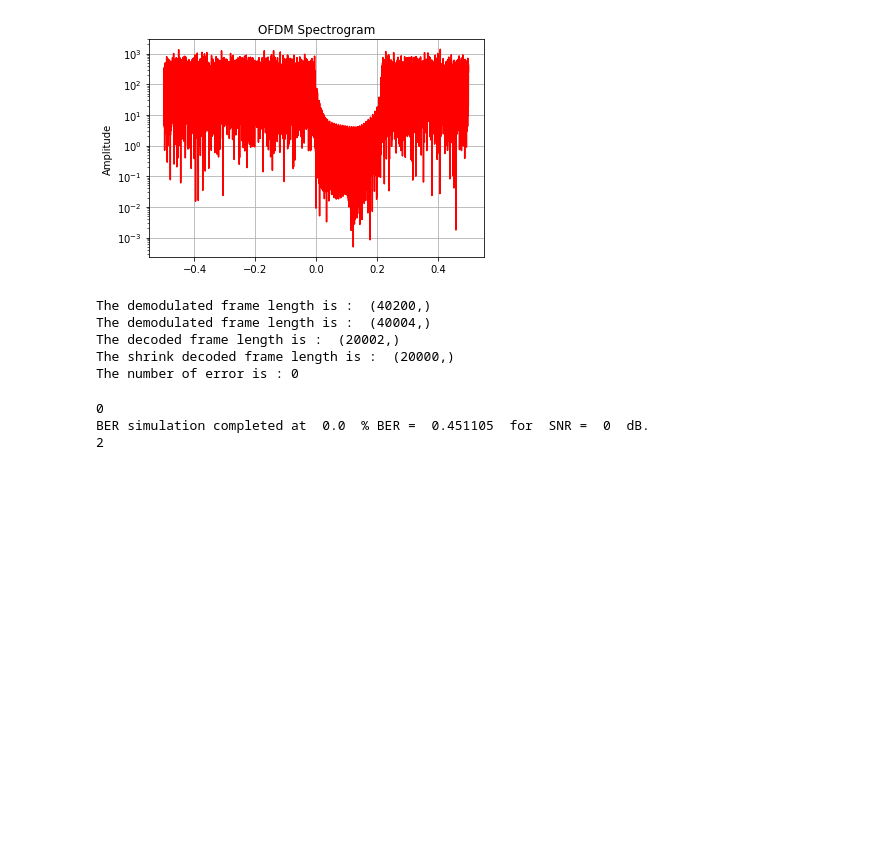
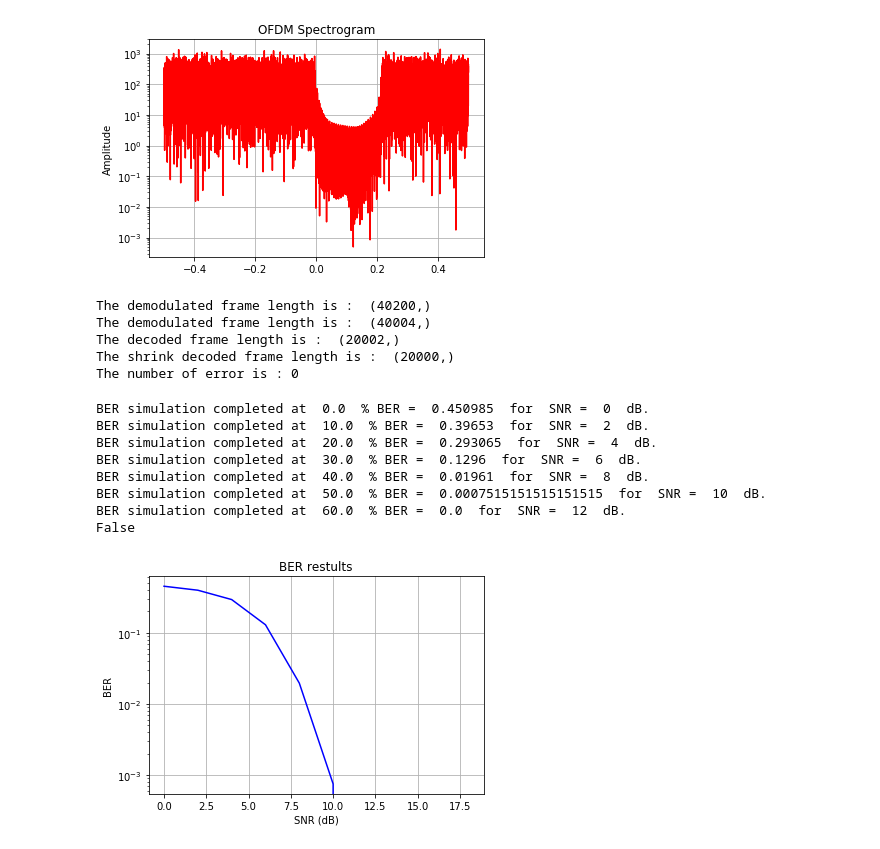
Before and after one commit to EricSoubigou/Deep-Net-Pre-Equalizer, a Jupyter notebook: online_label_recovery.ipynb, the cells around one changed output. Drawn from its saved outputs; the diff is of its cells as text; code cells hidden in the pictures; blank space fills up the shorter version.

```diff
--- a/online_label_recovery.ipynb
+++ b/online_label_recovery.ipynb
@@ -476,7 +476,9 @@ awgn_channel = AWGN_Channel(mean=0, var=0, non_lin_coeff=0, iq_imbalance=None)
 # Creation of the PHY Layer
 phy_layer = PHY_Layer(emiter, receiver, awgn_channel)
 
-for ind_snr in range(len(snr_db)):
+# for ind_snr in range(len(snr_db)):
+ind_snr = 0
+while (ind_snr < len(snr_db)) and (not(ind_snr > 0) or (ber[ind_snr-1] > 0)) :
     # Init variables
     nb_tries = 0
     nb_frame_error = 0
@@ -484,7 +486,7 @@ for ind_snr in range(len(snr_db)):
     # Set the snr
     phy_layer.channel.set_var(snr_db[ind_snr], modulation_order)
     # Monte-Carlo method
-    while (nb_tries < max_test) & (nb_frame_error < min_error_frame):
+    while (nb_tries < max_test) and (nb_frame_error < min_error_frame):
         # Generation of the frames
         frame = np.random.randint(0, high=2, size=frame_length)
         # Send the frame to the physical layer
@@ -492,33 +494,43 @@ for ind_snr in range(len(snr_db)):
         # Counting errors
         errors_num = np.sum(recieved_frame != frame)
         # Look at the number of mistake
         if errors_num > 0:
             # Add the number of frame errors
             nb_frame_error = nb_frame_error + 1
         global_error_nb = global_error_nb + errors_num
         # increase the number of tries
         nb_tries = nb_tries + 1
     ber[ind_snr] = global_error_nb / (nb_tries * frame_length)
     print(
         "BER simulation completed at ",
         (100 * ind_snr / len(snr_db)),
         " %",
         "BER = ",
         ber[ind_snr],
         " for  SNR = ",
         snr_db[ind_snr],
         " dB.",
     )
+    # Increase the snr index
+    ind_snr += 1
+
+print((not(ind_snr > 0) or (ber[ind_snr-1] > 0)))
 
 # Display results
 plt.plot(snr_db, ber, "b")
 plt.yscale("log")
 plt.title("BER restults")
 plt.xlabel("SNR (dB)")
 plt.ylabel("BER")
 plt.grid(True)
 plt.show()
 # %% [output]
-0
-BER simulation completed at  0.0  % BER =  0.451105  for  SNR =  0  dB.
-2
+BER simulation completed at  0.0  % BER =  0.450985  for  SNR =  0  dB.
+BER simulation completed at  10.0  % BER =  0.39653  for  SNR =  2  dB.
+BER simulation completed at  20.0  % BER =  0.293065  for  SNR =  4  dB.
+BER simulation completed at  30.0  % BER =  0.1296  for  SNR =  6  dB.
+BER simulation completed at  40.0  % BER =  0.01961  for  SNR =  8  dB.
+BER simulation completed at  50.0  % BER =  0.0007515151515151515  for  SNR =  10  dB.
+BER simulation completed at  60.0  % BER =  0.0  for  SNR =  12  dB.
+False
+[figure, added]
```
